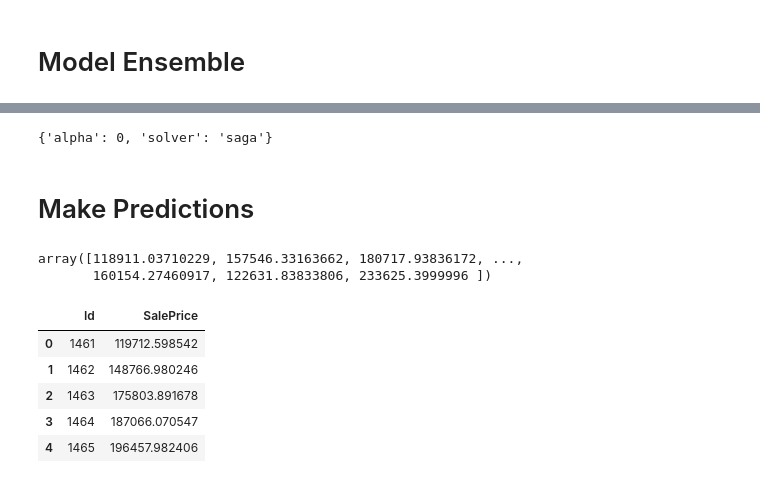
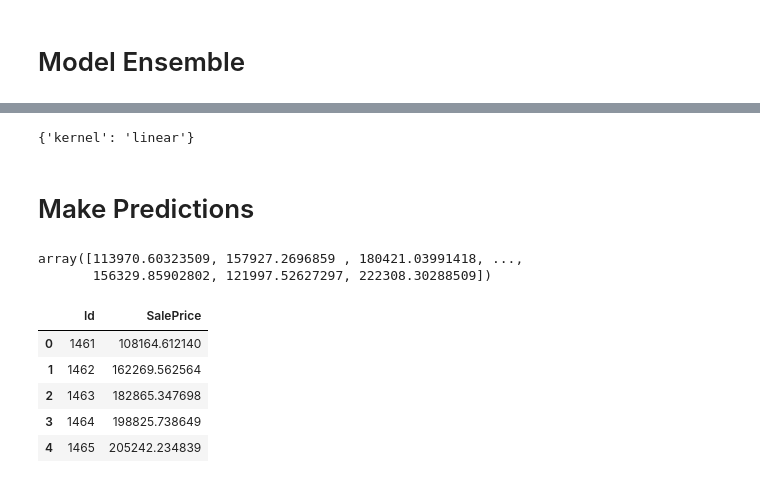
Before and after one commit to zrrddd/House_Prices, a Jupyter notebook: Main_check_this_out.ipynb, the cells around one changed output, grey strips where cells are left out. Saved outputs shown, nothing was run; the diff lists cells and outputs as text; code cells hidden in the pictures.

```diff
--- a/Main_check_this_out.ipynb
+++ b/Main_check_this_out.ipynb
@@ -347,3 +377,5 @@ X.head()
+# %%
+X.drop(to_remove, axis = 1, inplace = True)
 # %% [markdown]
 ### Delete correlated columns
 # %%
@@ -380,4 +411,0 @@ print(X_test.shape)
-# %%
-from sklearn import ensemble
-t = ensemble.RandomForestRegressor()
-t.fit(X_train, y_train)
@@ -390,3 +414,6 @@ sum(t.feature_importances_[:35])
+# %%
+X_train.drop([1298, 523], inplace = True)
+y_train.drop([1298, 523], inplace = True)
 # %% [markdown]
 # Feature Selection
 # %%
@@ -679,11 +782,13 @@ def neg_rmse(y_true, y_pred):
     return (-1) * np.sqrt(np.mean((y_true - y_pred) ** 2))
 scorer = make_scorer(neg_rmse)
 
-ridge_reg = linear_model.Ridge(
+ridge_reg = KernelRidge(
+    alpha=0.01,
+
 )
 parameters = {
-    'alpha':[0, 0.001, 0.1, 0.2,0.5, 0.8],
-    'solver':['auto', 'svd', 'cholesky', 'lsqr', 'sparse_cg', 'sag', 'saga']
+    'kernel':['RBF', 'linear', 'polynominal', 'sigmoid', 'laplacian', ''],
+
 }
 cv = GridSearchCV(estimator = ridge_reg, param_grid=parameters, scoring=scorer, n_jobs = -1, cv = 6)
 
@@ -691,26 +796,27 @@ cv.fit(new_X_train, y_train)
 
 cv.best_params_
 # %% [output]
-{'alpha': 0, 'solver': 'saga'}
+{'kernel': 'linear'}
 # %% [markdown]
 # Make Predictions
 # %%
-prediction = (gb_reg.predict(X_test_selected) + xgb_reg.predict(X_test_selected) + rf_reg.predict(X_test_selected))/3
-np.exp(prediction)
+prediction = (gb_reg.predict(X_test_selected) + xgb_reg.predict(X_test_selected) + ridge_reg.predict(X_test_selected))/3
+prediction = np.exp(prediction)
+prediction
 # %% [output]
-array([118911.03710229, 157546.33163662, 180717.93836172, ...,
-       160154.27460917, 122631.83833806, 233625.3999996 ])
+array([113970.60323509, 157927.2696859 , 180421.03991418, ...,
+       156329.85902802, 121997.52627297, 222308.30288509])
 # %%
-# prediction = np.exp(prediction)
+prediction = np.exp(ridge_reg.predict(X_test_selected))
 
 result = pd.DataFrame({'Id': test['Id'], 'SalePrice': prediction})
 result.head()
 # %% [output]
 |  | Id | SalePrice |
-| 0 | 1461 | 119712.598542 |
-| 1 | 1462 | 148766.980246 |
-| 2 | 1463 | 175803.891678 |
-| 3 | 1464 | 187066.070547 |
-| 4 | 1465 | 196457.982406 |
+| 0 | 1461 | 108164.612140 |
+| 1 | 1462 | 162269.562564 |
+| 2 | 1463 | 182865.347698 |
+| 3 | 1464 | 198825.738649 |
+| 4 | 1465 | 205242.234839 |
 # %%
 result.to_csv('result.csv',index = False)
```
Also changed, not shown: parts of 35 cells of this notebook, 2 other files.
